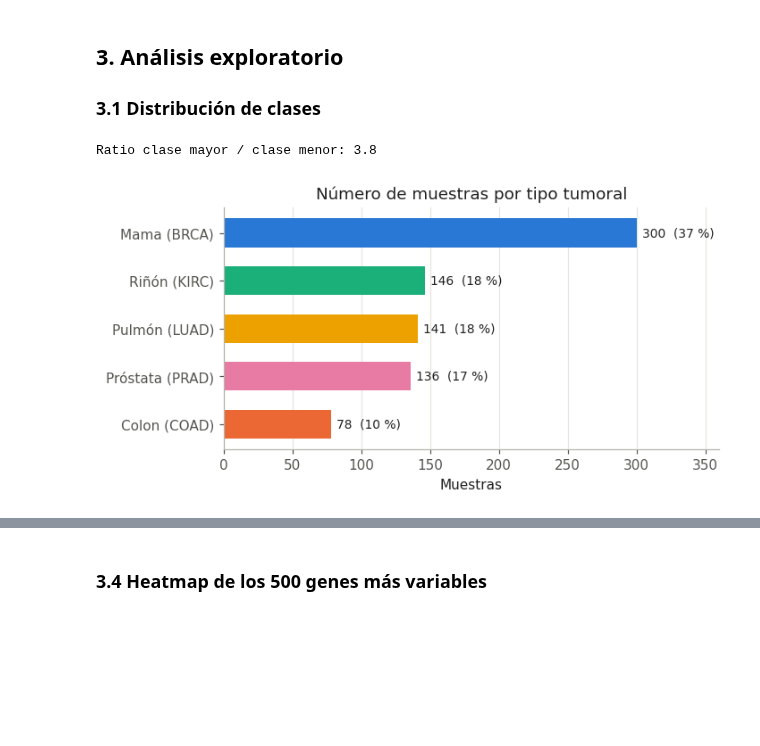
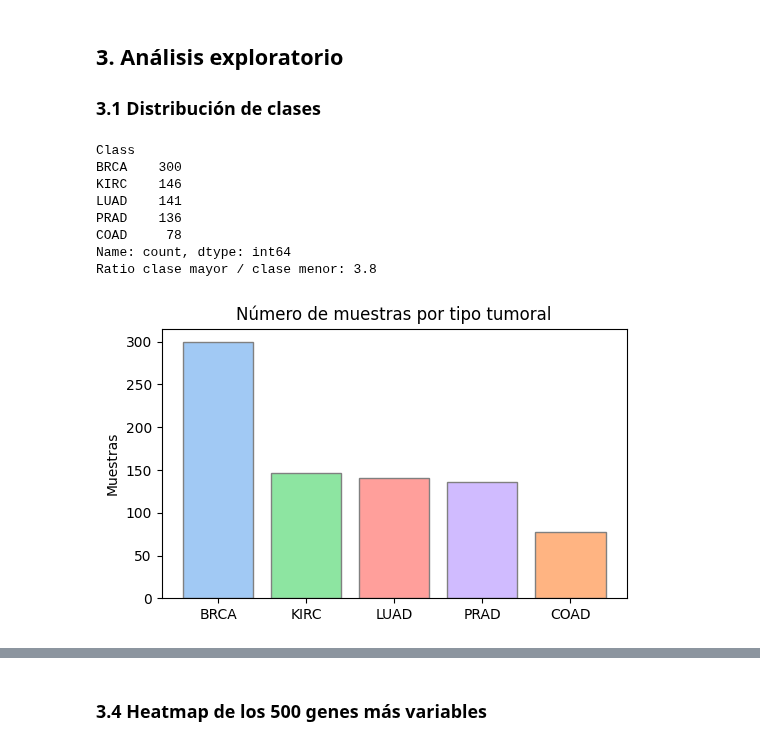
Before and after one commit to OnaSanchez/TFM, a Jupyter notebook: TFM_código.ipynb, the cells around one changed output, grey strips where cells are left out. Saved outputs shown, nothing was run; the diff lists cells and outputs as text; code cells hidden in the pictures; blank space fills up the shorter version.

```diff
--- a/TFM_código.ipynb
+++ b/TFM_código.ipynb
@@ -224,20 +146,25 @@ guardar(fig, "fig1_qc.png")
 ## 3. Análisis exploratorio
 
 ### 3.1 Distribución de clases
-# %%
-conteo = y.value_counts().reindex(CLASES)
-print(f"Ratio clase mayor / clase menor: {conteo.max() / conteo.min():.1f}")
-
-fig, ax = plt.subplots(figsize=(6.5, 3.2))
-orden = conteo.sort_values()
-ax.barh([NOMBRES[c] for c in orden.index], orden.values, color=[COLORES[c] for c in orden.index], height=0.6)
-for i, n in enumerate(orden.values):
-    ax.text(n + 4, i, f"{n}  ({100 * n / len(y):.0f} %)", va="center", fontsize=9, color=TINTA)
-ax.set(title="Número de muestras por tipo tumoral", xlabel="Muestras", xlim=(0, orden.max() * 1.2))
-ax.grid(axis="x", color=REJILLA, zorder=0)
-ax.set_axisbelow(True)
-guardar(fig, "fig2_clases.png")
-# %% [output]
-Ratio clase mayor / clase menor: 3.8
-[figure, removed]
+# %%
+conteo = y.value_counts()
+print(conteo)
+print("Ratio clase mayor / clase menor:", round(conteo.max() / conteo.min(), 1))
+
+plt.figure(figsize=(6, 3.5))
+plt.bar(conteo.index, conteo.values, color=[COLORES[c] for c in conteo.index], edgecolor="gray")
+plt.title("Número de muestras por tipo tumoral")
+plt.ylabel("Muestras")
+plt.savefig(FIG_DIR / "fig2_clases.png", dpi=150)
+plt.show()
+# %% [output]
+Class
+BRCA    300
+KIRC    146
+LUAD    141
+PRAD    136
+COAD     78
+Name: count, dtype: int64
+Ratio clase mayor / clase menor: 3.8
+[figure, added]
 # %% [markdown]
```
Also changed, not shown: parts of 32 cells of this notebook, 5 other files.
